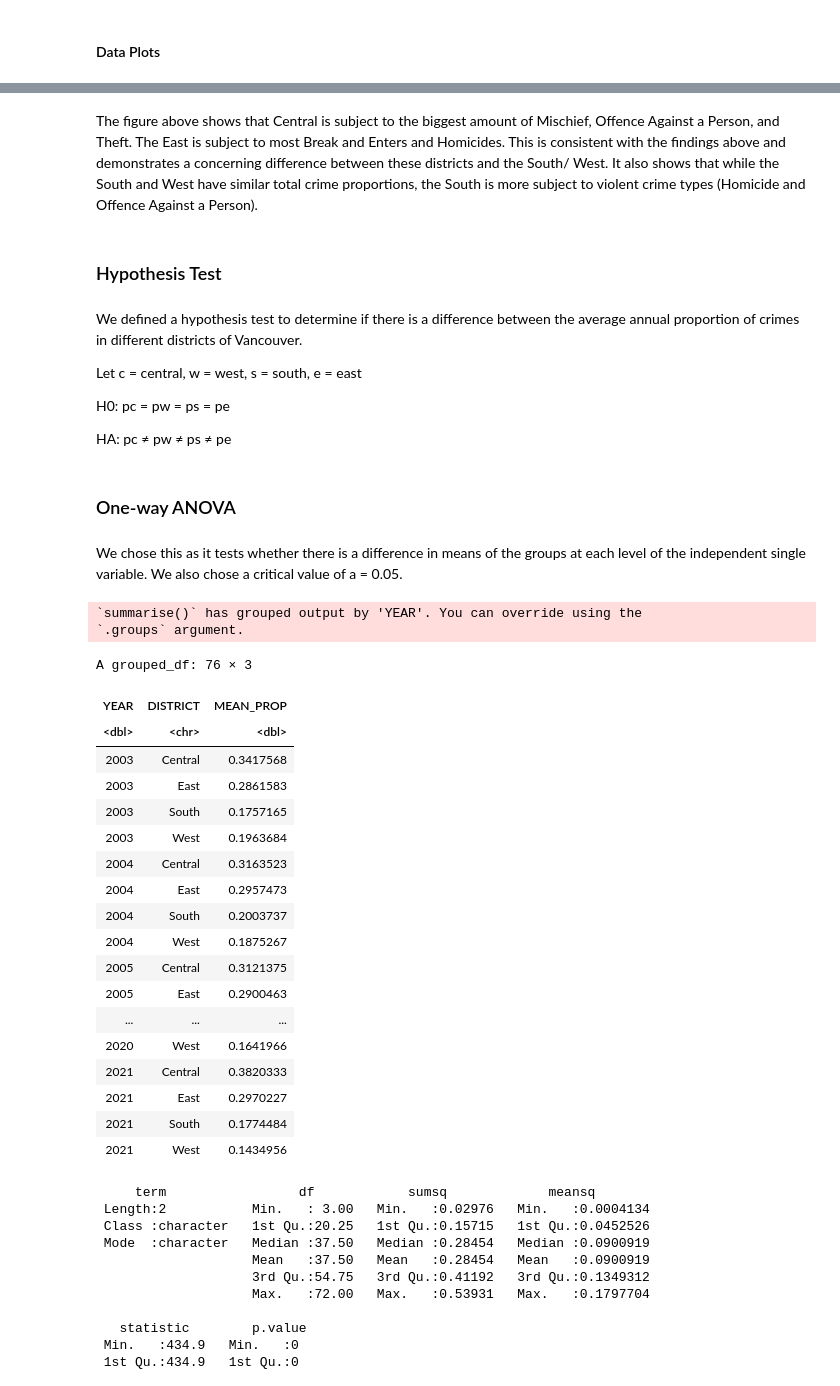
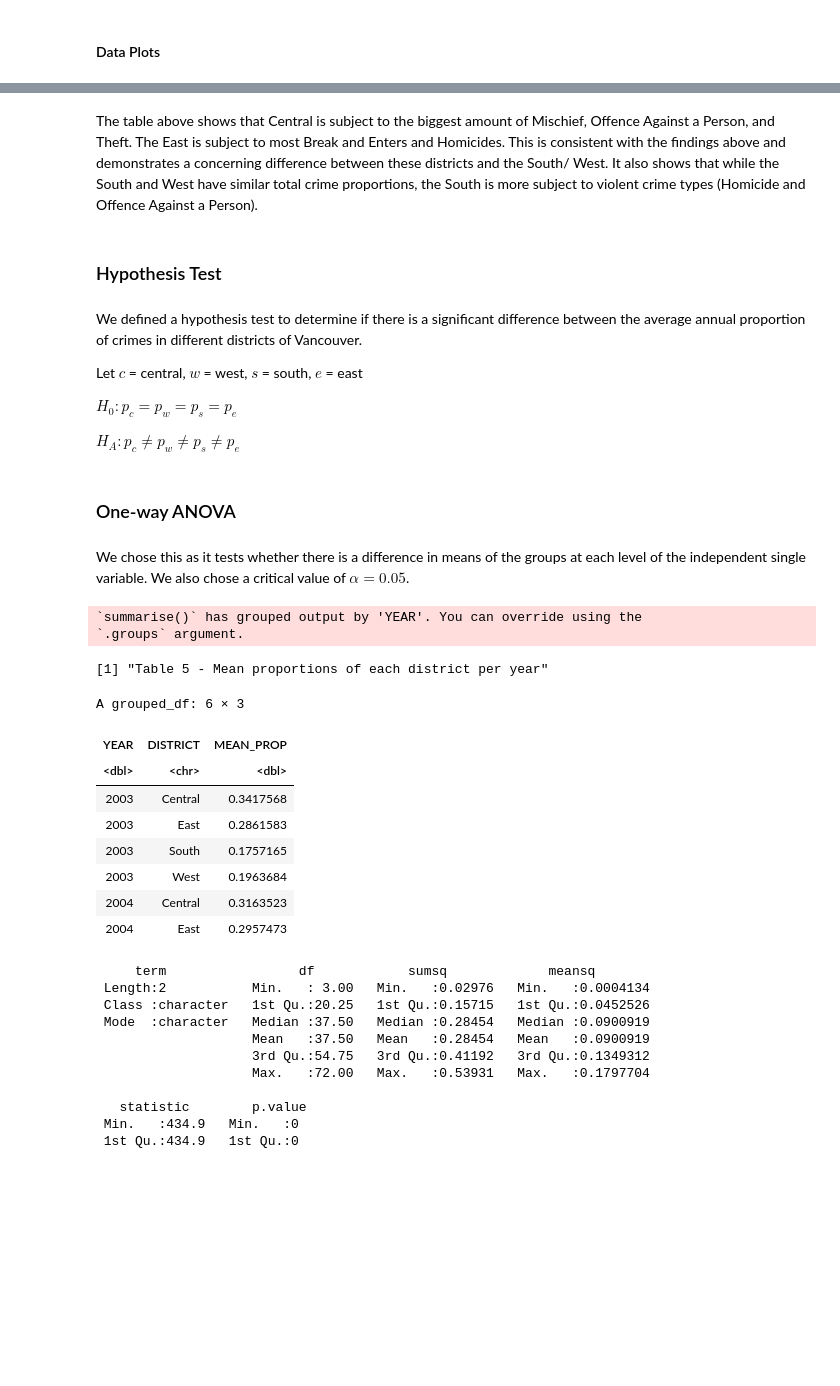
Before and after one commit to samnthorne/STAT201_Group40, a Jupyter notebook: Untitled (3).ipynb, the cells around one changed output, grey strips where cells are left out. Saved outputs shown, nothing was run; the diff lists cells and outputs as text; code cells hidden in the pictures; blank space fills up the shorter version.

```diff
--- a/Untitled (3).ipynb
+++ b/Untitled (3).ipynb
@@ -36,9 +52,9 @@ library(broom)
 # %%
 # Data uploaded to open GitHub repository
 # Data reading
-crime_data_raw <- read_csv('https://raw.githubusercontent.com/samnthorne/STAT201_Group40/main/crimedata_csv_AllNeighbourhoods_AllYears.csv')
+crimedata <- read_csv('https://raw.githubusercontent.com/samnthorne/STAT201_Group40/main/crimedata_csv_AllNeighbourhoods_AllYears.csv')
 
-print( "Figure 1 - Raw dataset")
+print( "Table 1 - Raw dataset")
 head(crimedata)
 # %% [output]
 Rows: 841759 Columns: 10
@@ -221,48 +241,40 @@ A tibble: 4 × 6
 | South | 26209 | 72 | 18862 | 10859 | 80137 |
 | West | 27628 | 23 | 14323 | 5824 | 86269 |
 # %% [markdown]
-The figure above shows that Central is subject to the biggest amount of Mischief, Offence Against a Person, and Theft. The East is subject to most Break and Enters and Homicides. This is consistent with the findings above and demonstrates a concerning difference between these districts and the South/ West. It also shows that while the South and West have similar total crime proportions, the South is more subject to violent crime types (Homicide and Offence Against a Person).
+The table above shows that Central is subject to the biggest amount of Mischief, Offence Against a Person, and Theft. The East is subject to most Break and Enters and Homicides. This is consistent with the findings above and demonstrates a concerning difference between these districts and the South/ West. It also shows that while the South and West have similar total crime proportions, the South is more subject to violent crime types (Homicide and Offence Against a Person).
 # %% [markdown]
 ### Hypothesis Test
 # %% [markdown]
-We defined a hypothesis test to determine if there is a difference between the average annual proportion of crimes in different districts of Vancouver.
+We defined a hypothesis test to determine if there is a significant difference between the average annual proportion of crimes in different districts of Vancouver.
 
-Let c = central, w = west, s = south, e = east
+Let $c$ = central, $w$ = west, $s$ = south, $e$ = east
 
-H0: pc = pw = ps = pe
+$H_0: p_c = p_w = p_s = p_e$
 
-HA: pc ≠ pw ≠ ps ≠ pe
+$H_A: p_c \ne p_w \ne p_s \ne p_e$
 # %% [markdown]
 ### One-way ANOVA
 # %% [markdown]
-We chose this as it tests whether there is a difference in means of the groups at each level of the independent single variable. We also chose a critical value of a = 0.05.
+We chose this as it tests whether there is a difference in means of the groups at each level of the independent single variable. We also chose a critical value of $\alpha = 0.05$.
 # %%
 per_year_data <- prop_data%>%
     group_by(YEAR, DISTRICT)%>%
     summarise(MEAN_PROP = mean(PROP))
-per_year_data
+print('Table 5 - Mean proportions of each district per year')
+head(per_year_data)
 # %% [output]
 `summarise()` has grouped output by 'YEAR'. You can override using the
 `.groups` argument.
-A grouped_df: 76 × 3
+[1] "Table 5 - Mean proportions of each district per year"
+A grouped_df: 6 × 3
 | YEAR | DISTRICT | MEAN_PROP |
 | <dbl> | <chr> | <dbl> |
 | 2003 | Central | 0.3417568 |
 | 2003 | East | 0.2861583 |
 | 2003 | South | 0.1757165 |
 | 2003 | West | 0.1963684 |
 | 2004 | Central | 0.3163523 |
 | 2004 | East | 0.2957473 |
-| 2004 | South | 0.2003737 |
-| 2004 | West | 0.1875267 |
-| 2005 | Central | 0.3121375 |
-| 2005 | East | 0.2900463 |
-| ... | ... | ... |
-| 2020 | West | 0.1641966 |
-| 2021 | Central | 0.3820333 |
-| 2021 | East | 0.2970227 |
-| 2021 | South | 0.1774484 |
-| 2021 | West | 0.1434956 |
 # %%
 one.way <- aov(MEAN_PROP ~ DISTRICT, data = per_year_data)%>%
     tidy()
```
Also changed, not shown: parts of 9 cells of this notebook.
